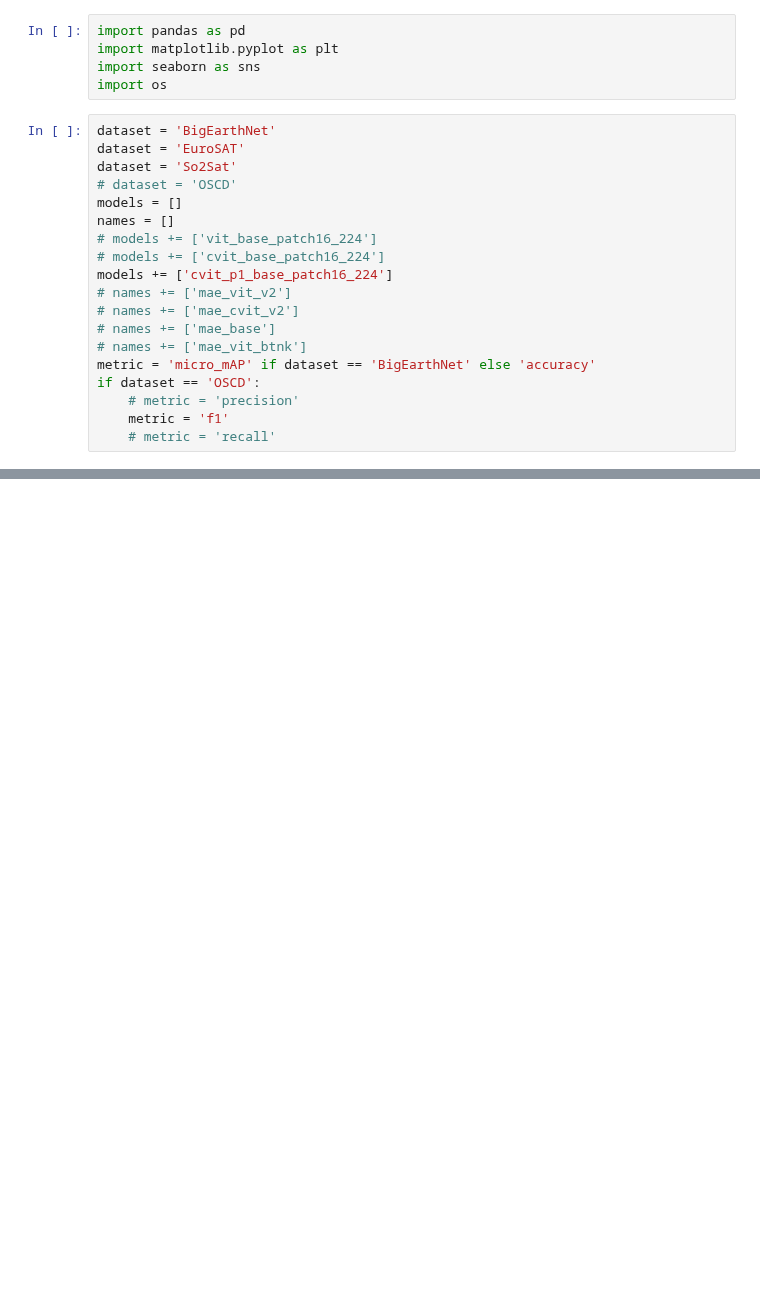
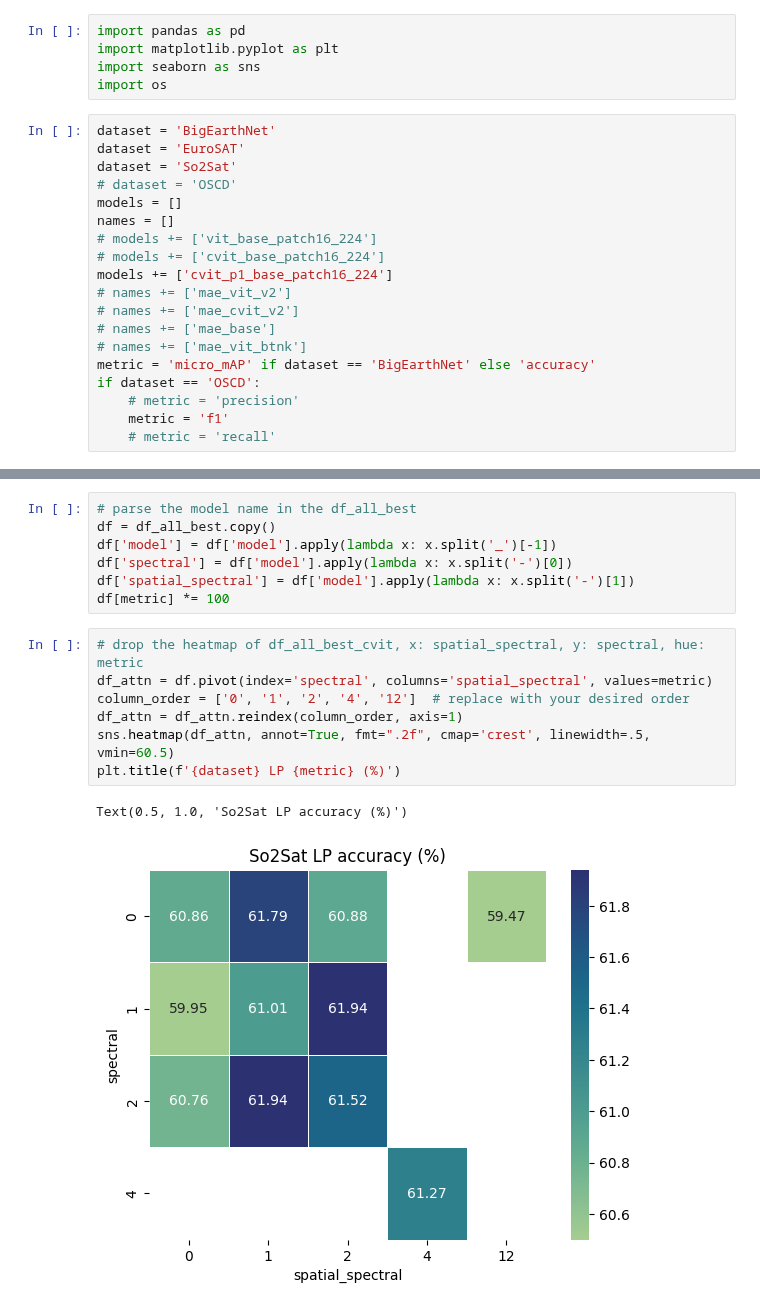
Before and after one commit to uiuctml/GeospatialFM, a Jupyter notebook: collect_results.ipynb, the cells around one changed output, grey strips where cells are left out. Saved outputs shown, nothing was run; the diff lists cells and outputs as text; blank space fills up the shorter version.

```diff
--- a/collect_results.ipynb
+++ b/collect_results.ipynb
@@ -98,0 +116,17 @@ sns.lineplot(data=df_all.loc[df_all.epochs==100], x='lr', y=metric, hue='model')
+# %%
+# parse the model name in the df_all_best
+df = df_all_best.copy()
+df['model'] = df['model'].apply(lambda x: x.split('_')[-1])
+df['spectral'] = df['model'].apply(lambda x: x.split('-')[0])
+df['spatial_spectral'] = df['model'].apply(lambda x: x.split('-')[1])
+df[metric] *= 100
+# %%
+# drop the heatmap of df_all_best_cvit, x: spatial_spectral, y: spectral, hue: metric
+df_attn = df.pivot(index='spectral', columns='spatial_spectral', values=metric)
+column_order = ['0', '1', '2', '4', '12']  # replace with your desired order
+df_attn = df_attn.reindex(column_order, axis=1)
+sns.heatmap(df_attn, annot=True, fmt=".2f", cmap='crest', linewidth=.5, vmin=60.5)
+plt.title(f'{dataset} LP {metric} (%)')
+# %% [output]
+Text(0.5, 1.0, 'So2Sat LP accuracy (%)')
+[figure, added]
```
Also changed, not shown: parts of 7 cells of this notebook, 10 other files.
